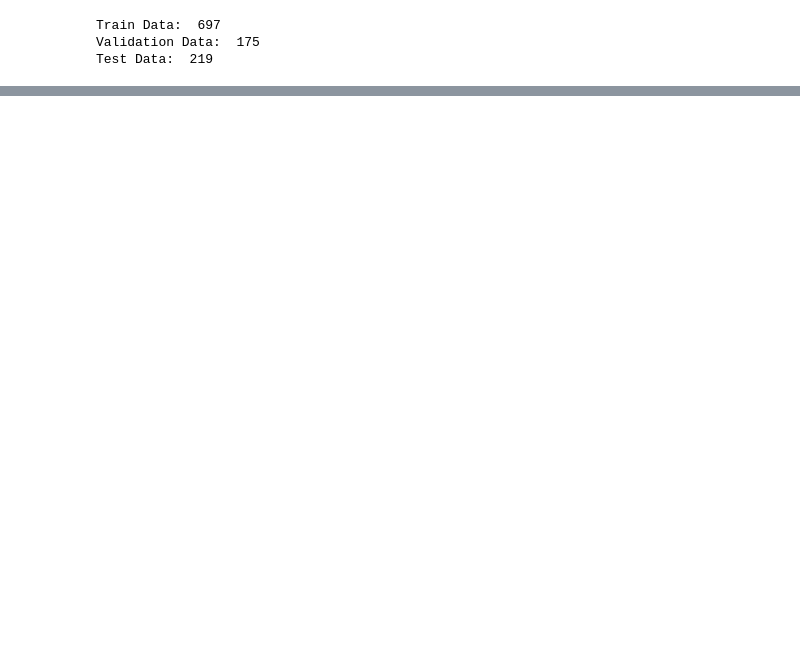
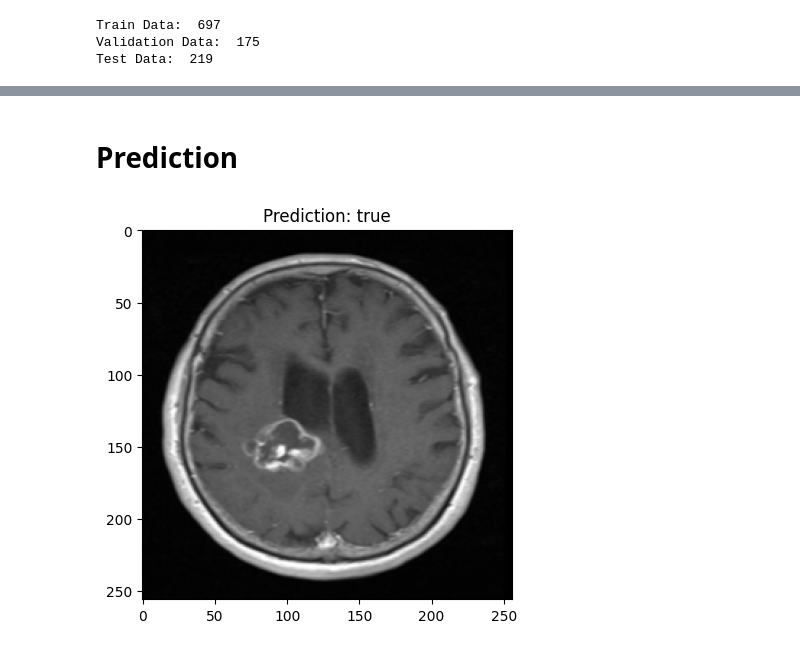
Before and after one commit to CS222-UIUC/course-project-mri-detector, a Jupyter notebook: ViT_Model.ipynb, the cells around one changed output, grey strips where cells are left out. Drawn from its saved outputs; the diff is of its cells as text; code cells hidden in the pictures; blank space fills up the shorter version.

Commit message:
Connected model prediction to take uploads from GDrive

```diff
--- a/ViT_Model.ipynb
+++ b/ViT_Model.ipynb
@@ -296,0 +313,5 @@ Side view:
+# %%
+checkpoint_path = "gdrive/MyDrive/Colab Notebooks/Datasets/model_checkpoint.pth"
+
+#save model checkpoint
+torch.save(model.state_dict(), checkpoint_path)
@@ -296,0 +336,4 @@ Side view:
+# %%
+#load model from checkpoint
+model.load_state_dict(torch.load(checkpoint_path))
+model.eval()
@@ -296,0 +358,33 @@ Side view:
+# %% [markdown]
+# Prediction
+# %%
+#with torch.no_grad():
+with torch.inference_mode():
+    predict_img_paths = glob.glob("/content/gdrive/MyDrive/Colab Notebooks/Datasets/222_Predictions/*.png")
+    for predict_img_path in predict_img_paths:
+      predict_img = cv2.imread(predict_img_path)
+      predict_img = cv2.cvtColor(predict_img, cv2.COLOR_BGR2GRAY)
+      predict_img = cv2.resize(predict_img, (256, 256))
+      cv2.imwrite(predict_img_path, predict_img)
+
+      transformer = transforms.Compose(
+          [
+              transforms.Resize(256),
+              transforms.CenterCrop(224),
+              transforms.ToTensor(),
+          ])
+
+      predict_img = Image.open(predict_img_path)
+
+      predict_img_tensor = transformer(predict_img)
+      predict_img_tensor = predict_img_tensor.view(1, 1, 224, 224)
+
+      prediction = model(predict_img_tensor)
+
+      classification_prediction = "true" if np.argmax(prediction)==1 else "false"
+
+      plt.imshow(predict_img, cmap='gray')
+      plt.title(f'Prediction: {classification_prediction}')
+      plt.show()
+# %% [output]
+[figure, added]
```
Also changed, not shown: parts of 15 cells of this notebook.
